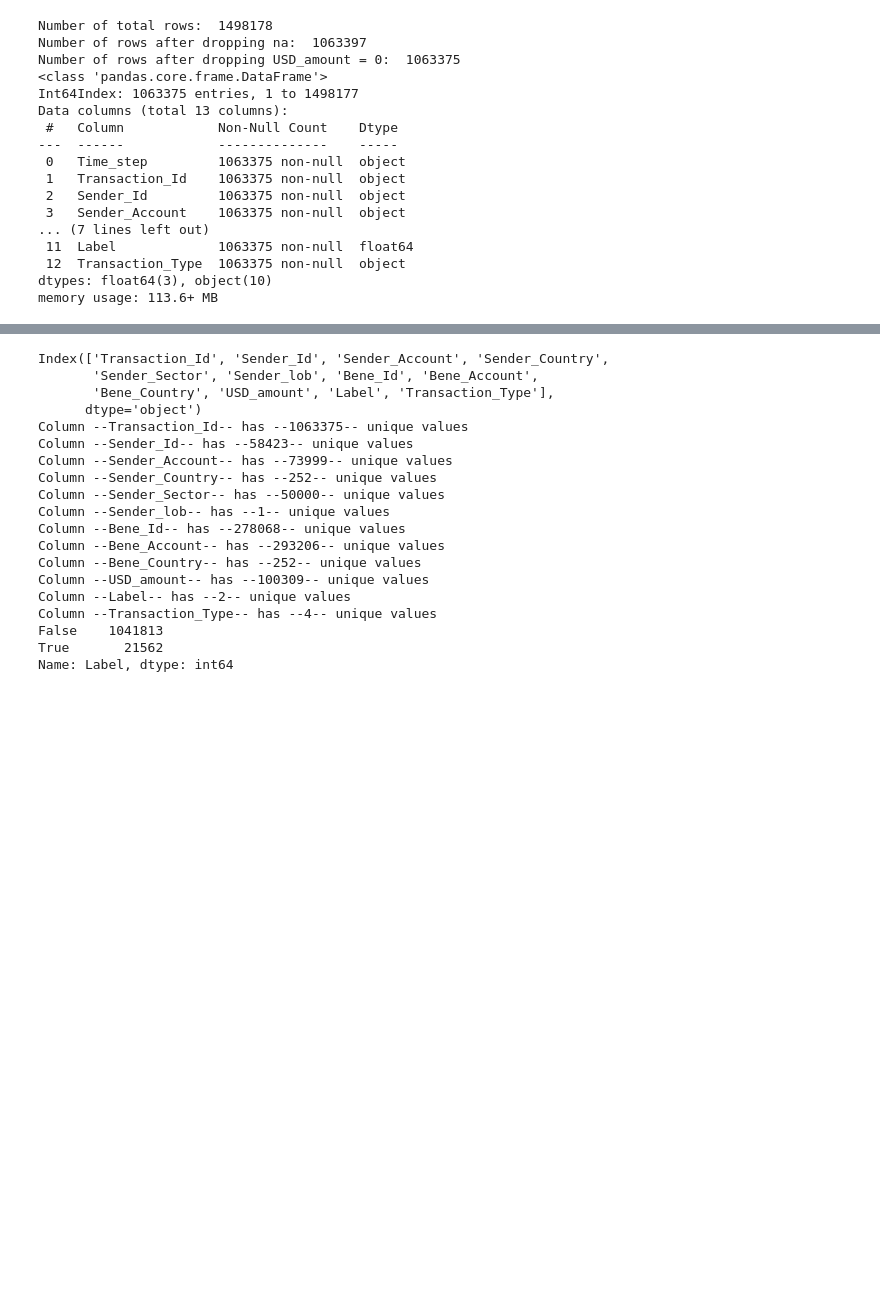
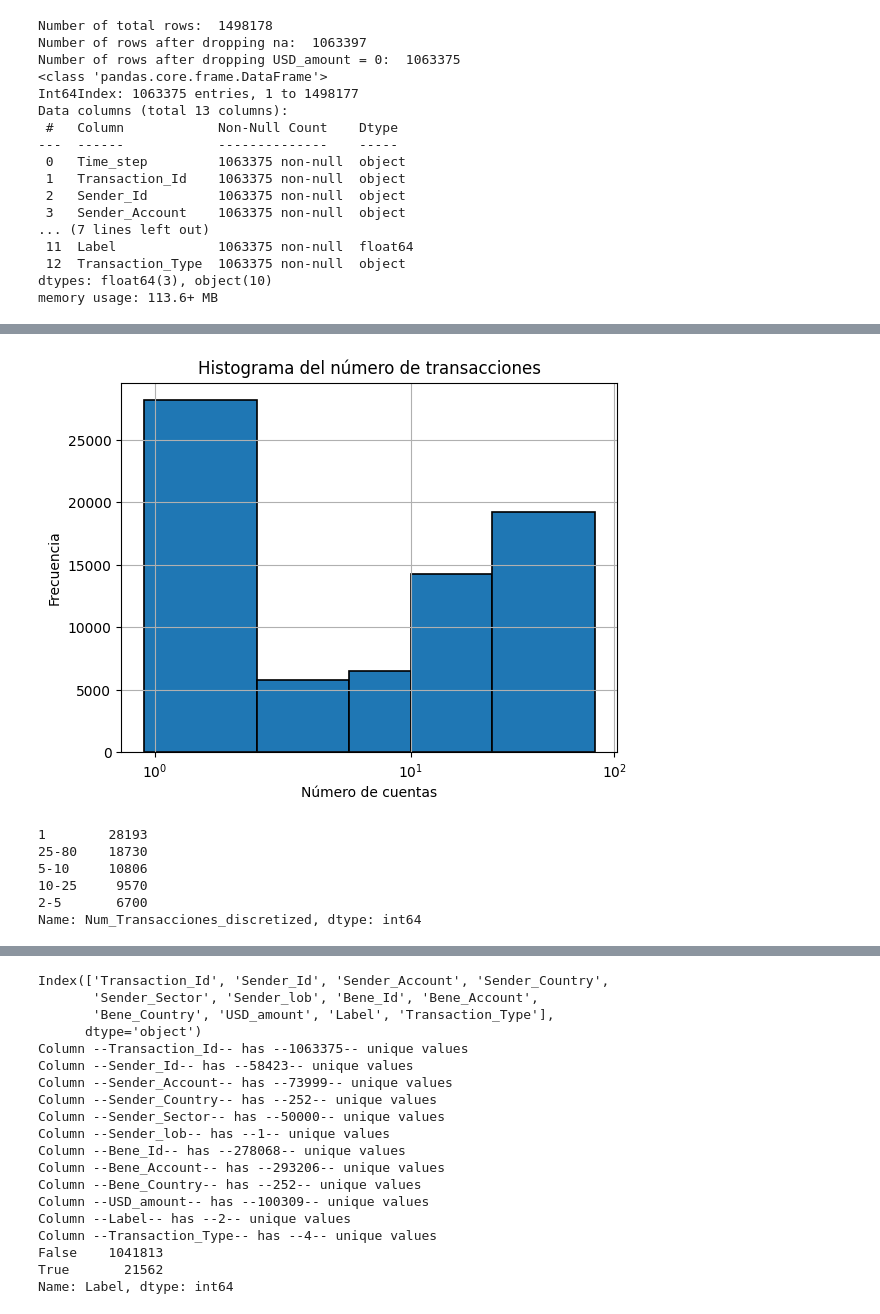
Before and after one commit to docampo99/Fraud_Detection_with_AI, a Jupyter notebook: jpdata.ipynb, the cells around one changed output, grey strips where cells are left out. Cells and saved outputs as stored; diff of their text form; code cells hidden in the pictures; blank space fills up the shorter version.

```diff
--- a/jpdata.ipynb
+++ b/jpdata.ipynb
@@ -40,0 +104,22 @@ memory usage: 113.6+ MB
+# %%
+#crea bin con 0,2,5,10,25,80
+bins = [0.9, 1.9, 5, 10, 25, 80]
+#muestra histograma del número de transacciones
+plt.xscale('symlog')
+df_accounts["Num_Transacciones"].hist(bins=bins,align='mid',edgecolor='black', linewidth=1.2)
+plt.title('Histograma del número de transacciones')
+plt.xlabel('Número de cuentas')
+plt.ylabel('Frecuencia')
+plt.show()
+#crea una nueva columna discretizando en los bins de antes
+df_accounts['Num_Transacciones_discretized'] = pd.cut(df_accounts['Num_Transacciones'], bins=bins, labels=['1', '2-5', '5-10', '10-25', '25-80'])
+#muestra estadisticas de la nueva columna
+df_accounts['Num_Transacciones_discretized'].value_counts()
+# %% [output]
+[figure, added]
+1        28193
+25-80    18730
+5-10     10806
+10-25     9570
+2-5       6700
+Name: Num_Transacciones_discretized, dtype: int64
```
Also changed, not shown: parts of 9 cells of this notebook, 1 other file.
